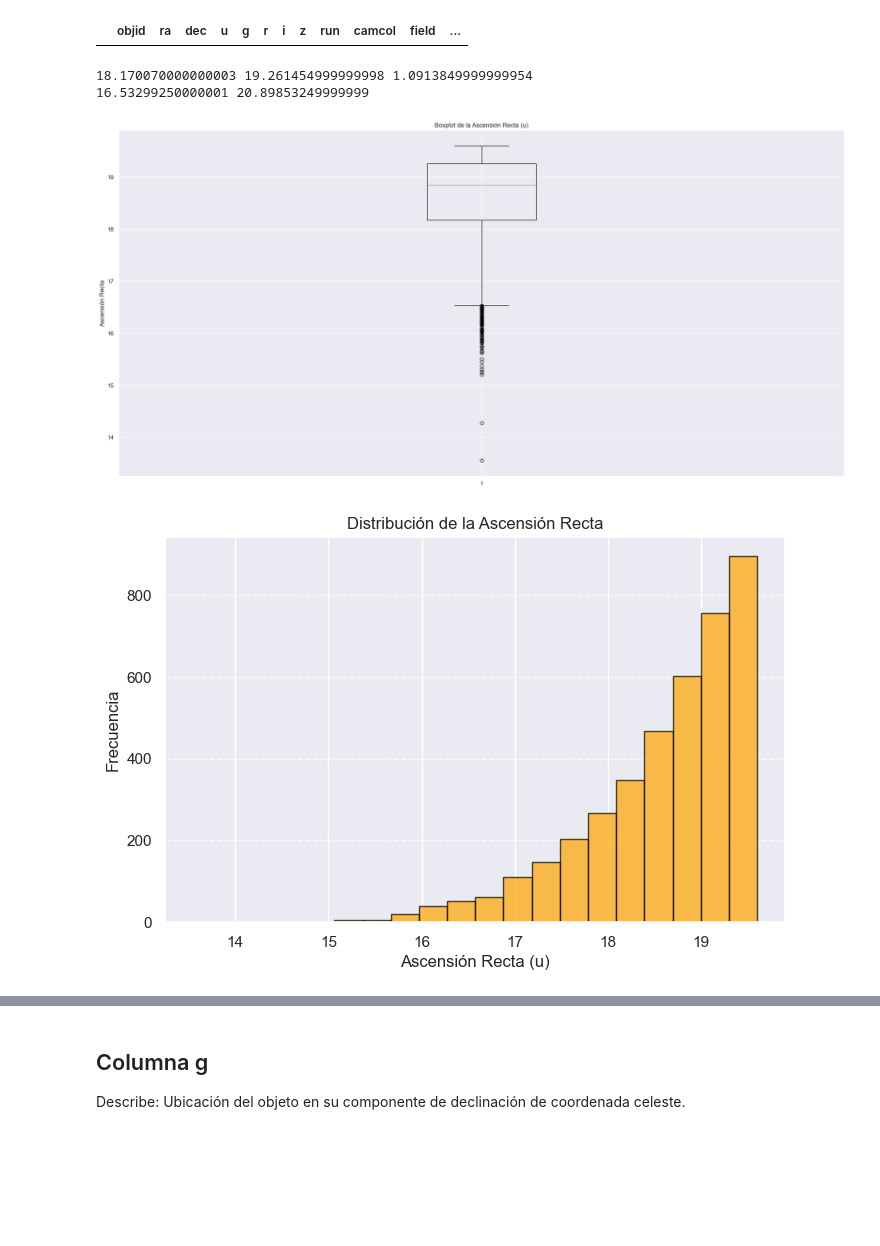
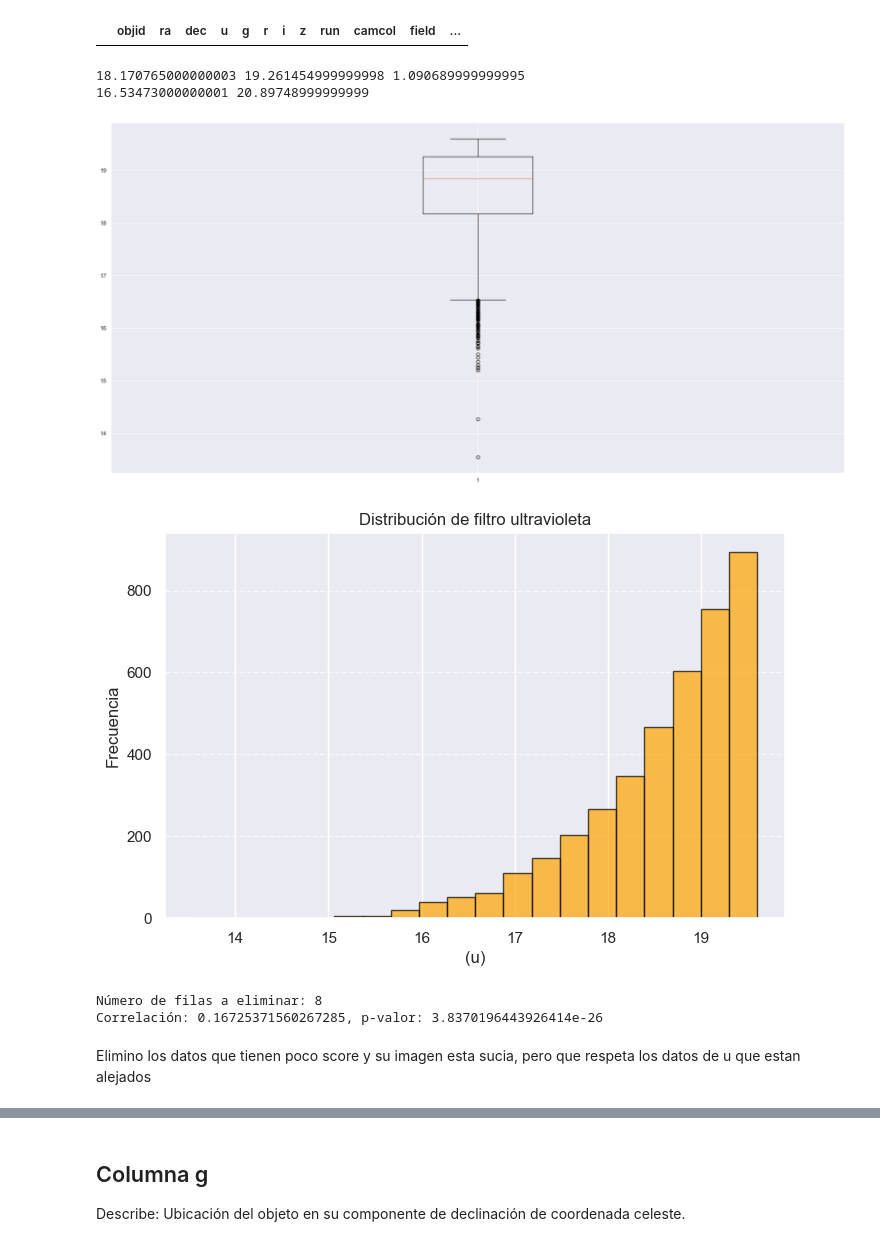
Before and after one commit to Marcosespa/Laboratorio-1-BI, a Jupyter notebook: laboratorios-master/202510/Laboratorio 1 - Regresión/lab1.ipynb, the cells around one changed output, grey strips where cells are left out. Drawn from its saved outputs; the diff is of its cells as text; code cells hidden in the pictures; blank space fills up the shorter version.

```diff
--- a/laboratorios-master/202510/Laboratorio 1 - Regresión/lab1.ipynb
+++ b/laboratorios-master/202510/Laboratorio 1 - Regresión/lab1.ipynb
@@ -354,4 +354,4 @@ Name: dec, dtype: float64
 # %% [markdown]
 Ya que los datos son muy pequeños entramos en dudas de la metrica de dec si esta en grados o radianes por tanto hizimos la conversion a radianes para revisar sus limites
 # %%
-# data.loc[:, "dec"] = np.radians(data["dec"])  # Convierte grados a radianes
+data.loc[:, "dec_radianes"] = np.radians(data["dec"])  # Convierte grados a radianes
@@ -430,0 +425,6 @@ outliers2
+# %%
+# Vamos a eliminar esos valores que estan lejos de los normales con el argumento de que tiene una fotometria que no es confiable dado a que esta ne 0
+outliers2 = data[(data["clean"] == 0) & (data["dec"] > 10)]
+print(f"Número de filas a eliminar: {len(outliers2)}")
+data = data[~((data["clean"] == 0) & (data["dec"] > 10))]
+print(f"Número de filas después de la limpieza: {len(data)}")
@@ -469,21 +472,30 @@ outliers = data[(data['u'] < lower_bound) | (data['u'] > upper_bound)]
 # print(outliers['dec'])
 outliers
 plt.boxplot(data['u'])
-plt.title("Boxplot de la Ascensión Recta (u)")
-plt.ylabel("Ascensión Recta")
 plt.show()
 # %% [output]
-18.170070000000003 19.261454999999998 1.0913849999999954
-16.53299250000001 20.89853249999999
+18.170765000000003 19.261454999999998 1.090689999999995
+16.53473000000001 20.89748999999999
-[figure, old version]
+[figure, new version]
 # %%
 plt.figure(figsize=(8, 5))
 plt.hist(data["u"], bins=20, edgecolor="black", alpha=0.7, color="orange")
-plt.xlabel("Ascensión Recta (u)")
+plt.xlabel("(u)")
 plt.ylabel("Frecuencia")
-plt.title("Distribución de la Ascensión Recta")
+plt.title("Distribución de filtro ultravioleta")
 plt.grid(axis="y", linestyle="--", alpha=0.7)
 
 plt.show()
 # %% [output]
-[figure, old version]
+[figure, new version]
+# %%
+data = data[~(data["clean"] == 0) & (data["u"] < 16) & data["score"]<0.4]
+print(f"Número de filas a eliminar: {len(outliers2)}")
+
+corr, p_value = stats.pearsonr(data["u"], data["redshift"])
+print(f"Correlación: {corr}, p-valor: {p_value}")
+# %% [output]
+Número de filas a eliminar: 8
+Correlación: 0.16725371560267285, p-valor: 3.8370196443926414e-26
+# %% [markdown]
+Elimino los datos que tienen poco score y su imagen esta sucia, pero que respeta los datos de u que estan alejados
```
Also changed, not shown: parts of 75 cells of this notebook, 1 other file.
